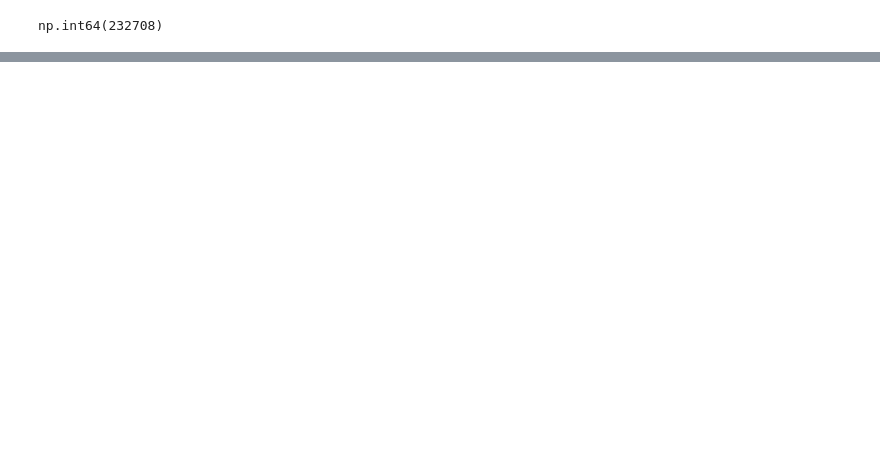
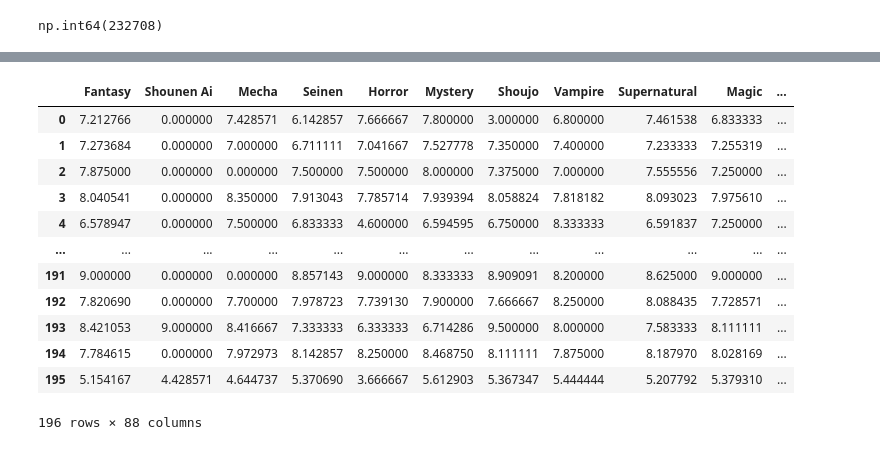
Before and after one commit to Rxsengxn/examine-anime-dataset, a Jupyter notebook: selge.ipynb, the cells around one changed output, grey strips where cells are left out. Saved outputs shown, nothing was run; the diff lists cells and outputs as text; code cells hidden in the pictures; blank space fills up the shorter version.

```diff
--- a/selge.ipynb
+++ b/selge.ipynb
@@ -285,0 +298,3 @@ np.int64(232708)
+# %%
+a = df.groupby(["username", "genre"], as_index = False).agg({"my_score":["sum", "count"]})
+a
@@ -285,0 +316,4 @@ np.int64(232708)
+# %%
+genre = a.genre.str.split(', ')
+unique_genre = list({x for l in genre.dropna() for x in l})
+unique_genre
@@ -285,0 +338,8 @@ np.int64(232708)
+# %%
+#print(a.iloc[0]["my_score"]["sum"] if ("Action" in a.iloc[0]["genre"]) else 0)
+#print("Action" in a.iloc[0]["genre"].values)
+for i in unique_genre:
+    print(i)
+    a[i+"_sum"] = a.apply(lambda x: x["my_score"]["sum"] if (i in str(x["genre"].values)) else 0, axis=1)
+    a[i+"_count"] = a.apply(lambda x: x["my_score"]["count"] if (i in str(x["genre"].values)) else 0, axis=1)
+a
@@ -285,0 +378,9 @@ np.int64(232708)
+# %%
+agg_sum = {i+"_sum":["sum"] for i in unique_genre}
+agg_count = {i+"_count":["sum"] for i in unique_genre}
+agg_genre = agg_sum | agg_count
+#agg_genre["count"] = ["sum"]
+b = a.droplevel(1, axis=1)[list(agg_genre.keys())+["username"]]
+b["count"] = a["my_score"]["count"]
+b = b.groupby(["username"], as_index = False).agg(agg_genre | {"count":["sum"]})
+b[["username", "count"]].droplevel(1, axis=1).sort_values("count")
@@ -285,0 +401,22 @@ np.int64(232708)
+# %%
+out = pd.DataFrame(columns=unique_genre+["username"])
+out["username"] = b.username
+out["count"] = b["count"]["sum"]
+for i in unique_genre:
+    out[i] = b.apply(lambda x: x[i+"_sum"]["sum"]/x[i+"_count"]["sum"] if (x[i+"_count"]["sum"] != 0) else 0, axis=1)
+    out[i+"_count"] = b.apply(lambda x: x[i+"_count"]["sum"], axis=1)
+out
+# %% [output]
+|  | Fantasy | Shounen Ai | Mecha | Seinen | Horror | Mystery | Shoujo | Vampire | Supernatural | Magic | ... |
+| 0 | 7.212766 | 0.000000 | 7.428571 | 6.142857 | 7.666667 | 7.800000 | 3.000000 | 6.800000 | 7.461538 | 6.833333 | ... |
+| 1 | 7.273684 | 0.000000 | 7.000000 | 6.711111 | 7.041667 | 7.527778 | 7.350000 | 7.400000 | 7.233333 | 7.255319 | ... |
+| 2 | 7.875000 | 0.000000 | 0.000000 | 7.500000 | 7.500000 | 8.000000 | 7.375000 | 7.000000 | 7.555556 | 7.250000 | ... |
+| 3 | 8.040541 | 0.000000 | 8.350000 | 7.913043 | 7.785714 | 7.939394 | 8.058824 | 7.818182 | 8.093023 | 7.975610 | ... |
+| 4 | 6.578947 | 0.000000 | 7.500000 | 6.833333 | 4.600000 | 6.594595 | 6.750000 | 8.333333 | 6.591837 | 7.250000 | ... |
+| ... | ... | ... | ... | ... | ... | ... | ... | ... | ... | ... | ... |
+| 191 | 9.000000 | 0.000000 | 0.000000 | 8.857143 | 9.000000 | 8.333333 | 8.909091 | 8.200000 | 8.625000 | 9.000000 | ... |
+| 192 | 7.820690 | 0.000000 | 7.700000 | 7.978723 | 7.739130 | 7.900000 | 7.666667 | 8.250000 | 8.088435 | 7.728571 | ... |
+| 193 | 8.421053 | 9.000000 | 8.416667 | 7.333333 | 6.333333 | 6.714286 | 9.500000 | 8.000000 | 7.583333 | 8.111111 | ... |
+| 194 | 7.784615 | 0.000000 | 7.972973 | 8.142857 | 8.250000 | 8.468750 | 8.111111 | 7.875000 | 8.187970 | 8.028169 | ... |
+| 195 | 5.154167 | 4.428571 | 4.644737 | 5.370690 | 3.666667 | 5.612903 | 5.367347 | 5.444444 | 5.207792 | 5.379310 | ... |
+196 rows × 88 columns
```
Also changed, not shown: parts of 11 cells of this notebook.
